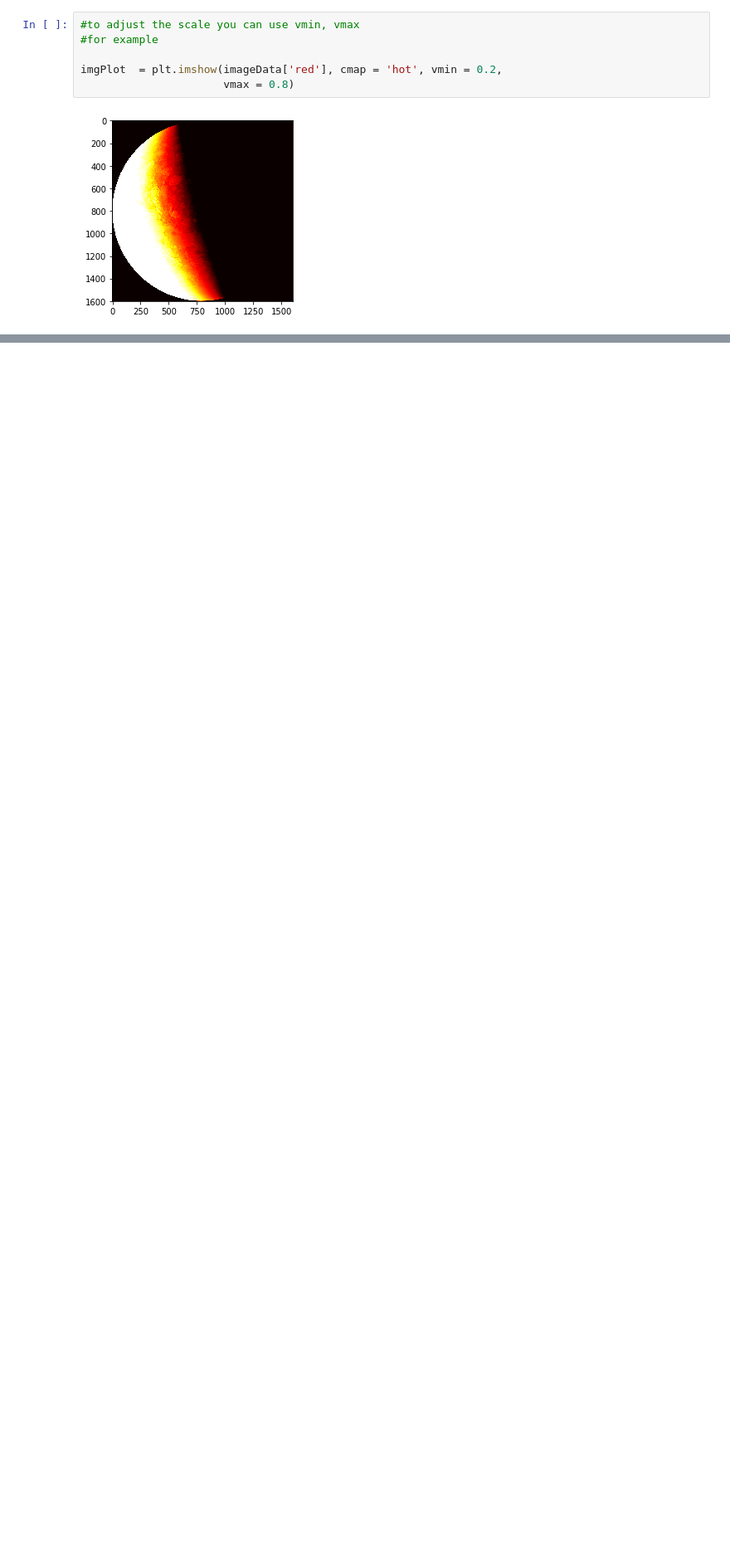
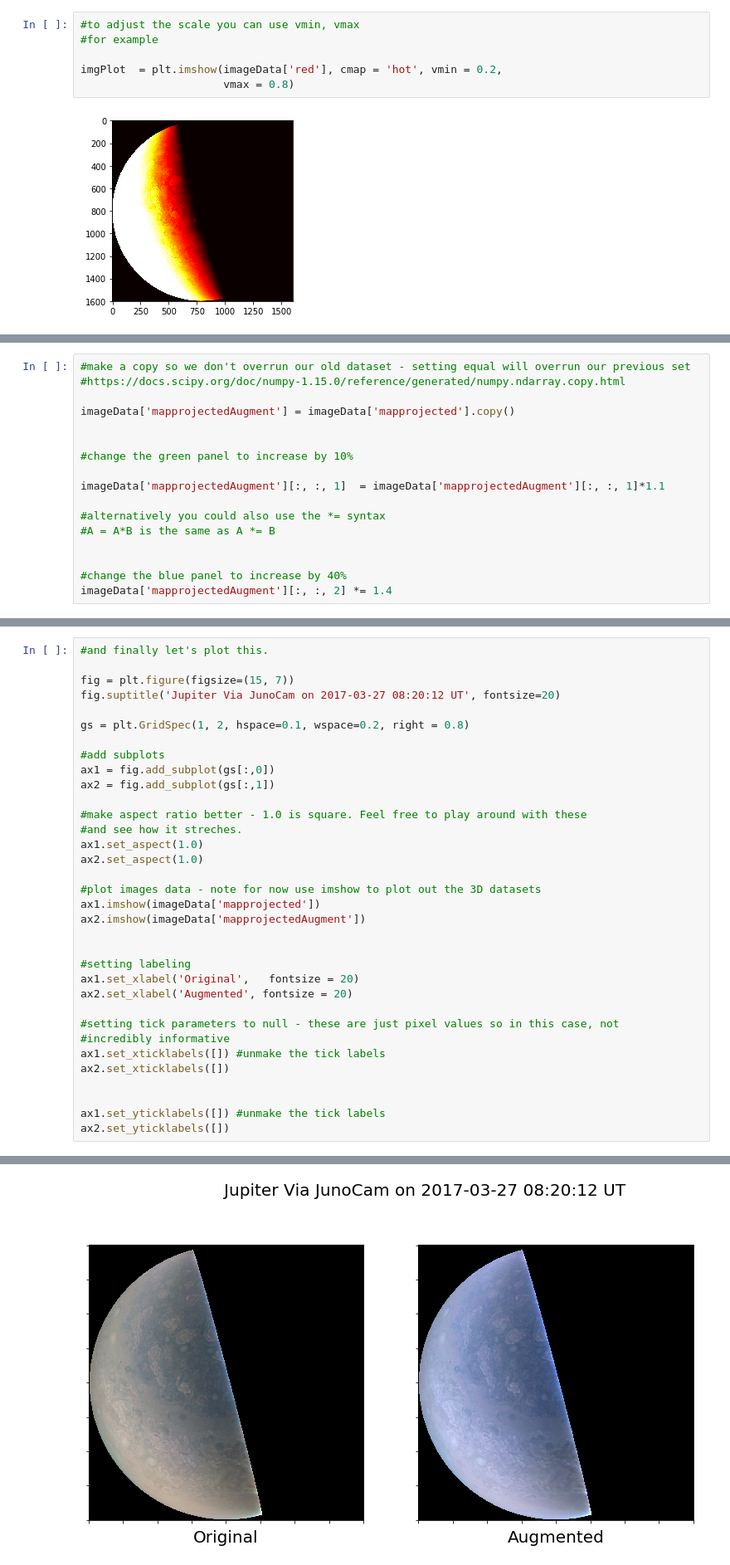
Before and after one commit to abbyazari/data_vis_statistics_geosciences, a Jupyter notebook: Lab3/Lab3_JupiterFlyBy.ipynb, the cells around one changed output, grey strips where cells are left out. Shown at 83% size. Saved outputs shown, nothing was run; the diff lists cells and outputs as text; blank space fills up the shorter version.

```diff
--- a/Lab3/Lab3_JupiterFlyBy.ipynb
+++ b/Lab3/Lab3_JupiterFlyBy.ipynb
@@ -750,0 +688,17 @@ Some final notes - this is a simple example of pcolormesh and imshow - with more
+# %%
+#make a copy so we don't overrun our old dataset - setting equal will overrun our previous set
+#https://docs.scipy.org/doc/numpy-1.15.0/reference/generated/numpy.ndarray.copy.html
+
+imageData['mapprojectedAugment'] = imageData['mapprojected'].copy()
+
+
+#change the green panel to increase by 10%
+
+imageData['mapprojectedAugment'][:, :, 1]  = imageData['mapprojectedAugment'][:, :, 1]*1.1
+
+#alternatively you could also use the *= syntax
+#A = A*B is the same as A *= B
+
+
+#change the blue panel to increase by 40%
+imageData['mapprojectedAugment'][:, :, 2] *= 1.4
@@ -750,0 +713,35 @@ Some final notes - this is a simple example of pcolormesh and imshow - with more
+# %%
+#and finally let's plot this.
+
+fig = plt.figure(figsize=(15, 7))
+fig.suptitle('Jupiter Via JunoCam on 2017-03-27 08:20:12 UT', fontsize=20)
+
+gs = plt.GridSpec(1, 2, hspace=0.1, wspace=0.2, right = 0.8)
+
+#add subplots
+ax1 = fig.add_subplot(gs[:,0])
+ax2 = fig.add_subplot(gs[:,1])
+
+#make aspect ratio better - 1.0 is square. Feel free to play around with these
+#and see how it streches.
+ax1.set_aspect(1.0)
+ax2.set_aspect(1.0)
+
+#plot images data - note for now use imshow to plot out the 3D datasets
+ax1.imshow(imageData['mapprojected'])
+ax2.imshow(imageData['mapprojectedAugment'])
+
+
+#setting labeling
+ax1.set_xlabel('Original',   fontsize = 20)
+ax2.set_xlabel('Augmented', fontsize = 20)
+
+#setting tick parameters to null - these are just pixel values so in this case, not
+#incredibly informative
+ax1.set_xticklabels([]) #unmake the tick labels
+ax2.set_xticklabels([])
+
+
+ax1.set_yticklabels([]) #unmake the tick labels
+ax2.set_yticklabels([])
+# %% [output]
@@ -750,0 +749 @@ Some final notes - this is a simple example of pcolormesh and imshow - with more
+[figure, added]
```
Also changed, not shown: parts of 82 cells of this notebook.
